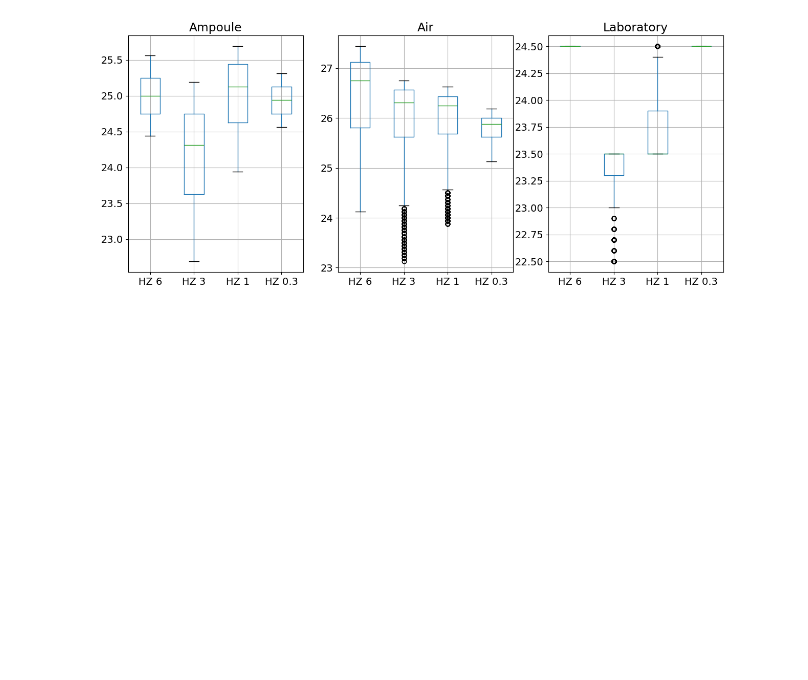
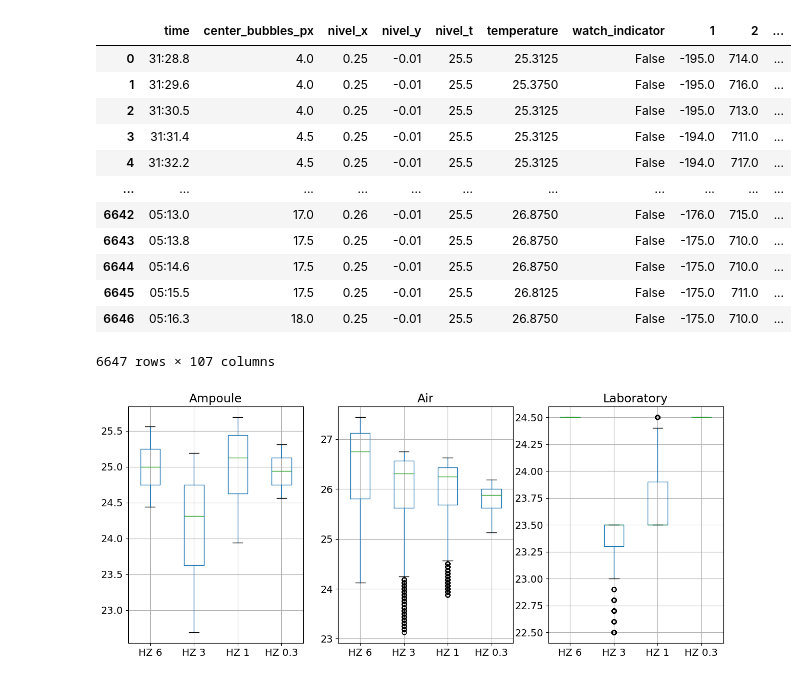
Before and after one commit to SergeyDolin/inclinometer-main, a Jupyter notebook: nn.ipynb, the cells around one changed output. Drawn from its saved outputs; the diff is of its cells as text; code cells hidden in the pictures; blank space fills up the shorter version.

```diff
--- a/nn.ipynb
+++ b/nn.ipynb
@@ -52,4 +71,18 @@ from catboost import *
 # Any
 import warnings
 warnings.filterwarnings('ignore')
+# %%
+class CFG:
+        TARGET = ['nivel_y', 'center_bubbles_px']
+        FEATURES = ['temperature', 'air_temp', 'nivel_t']
+        N_FOLDS = 20
+        RANDOM_STATE = 87
+        def dataset() -> pd.DataFrame:
+            TRAIN_PATH = './data/Drift/2024_08_10 14_31_28.csv'
+            TEST_PATH = './test/Drift/test1.csv'
+
+            train = pd.read_csv(TRAIN_PATH)[:]
+            test = pd.read_csv(TEST_PATH)[:]
+
+            return train, test
 # %%
@@ -142,3 +175,21 @@ class CFG:
+# %%
+train_data, test_data = CFG.dataset()
+# %%
+train_data
+# %% [output]
+|  | time | center_bubbles_px | nivel_x | nivel_y | nivel_t | temperature | watch_indicator | 1 | 2 | ... |
+| 0 | 31:28.8 | 4.0 | 0.25 | -0.01 | 25.5 | 25.3125 | False | -195.0 | 714.0 | ... |
+| 1 | 31:29.6 | 4.0 | 0.25 | -0.01 | 25.5 | 25.3750 | False | -195.0 | 716.0 | ... |
+| 2 | 31:30.5 | 4.0 | 0.25 | -0.01 | 25.5 | 25.3125 | False | -195.0 | 713.0 | ... |
+| 3 | 31:31.4 | 4.5 | 0.25 | -0.01 | 25.5 | 25.3125 | False | -194.0 | 711.0 | ... |
+| 4 | 31:32.2 | 4.5 | 0.25 | -0.01 | 25.5 | 25.3125 | False | -194.0 | 717.0 | ... |
+| ... | ... | ... | ... | ... | ... | ... | ... | ... | ... | ... |
+| 6642 | 05:13.0 | 17.0 | 0.26 | -0.01 | 25.5 | 26.8750 | False | -176.0 | 715.0 | ... |
+| 6643 | 05:13.8 | 17.5 | 0.25 | -0.01 | 25.5 | 26.8750 | False | -175.0 | 710.0 | ... |
+| 6644 | 05:14.6 | 17.5 | 0.25 | -0.01 | 25.5 | 26.8750 | False | -175.0 | 710.0 | ... |
+| 6645 | 05:15.5 | 17.5 | 0.25 | -0.01 | 25.5 | 26.8125 | False | -175.0 | 711.0 | ... |
+| 6646 | 05:16.3 | 18.0 | 0.25 | -0.01 | 25.5 | 26.8750 | False | -175.0 | 710.0 | ... |
+6647 rows × 107 columns
 # %%
 HZ6, _ = CFG.dataset_6HZ()
 HZ3, _ = CFG.dataset_3HZ()
```
Also changed, not shown: parts of 2 cells of this notebook, 21 other files.
